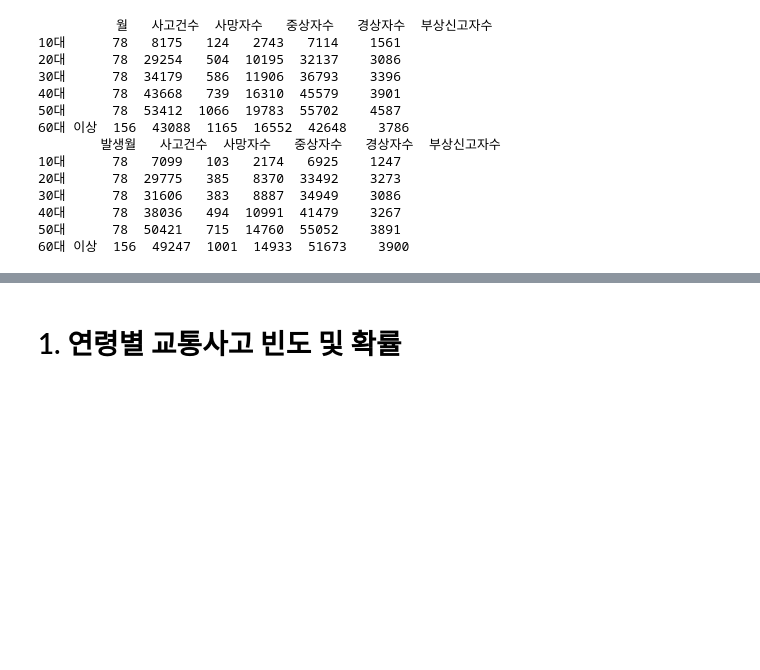
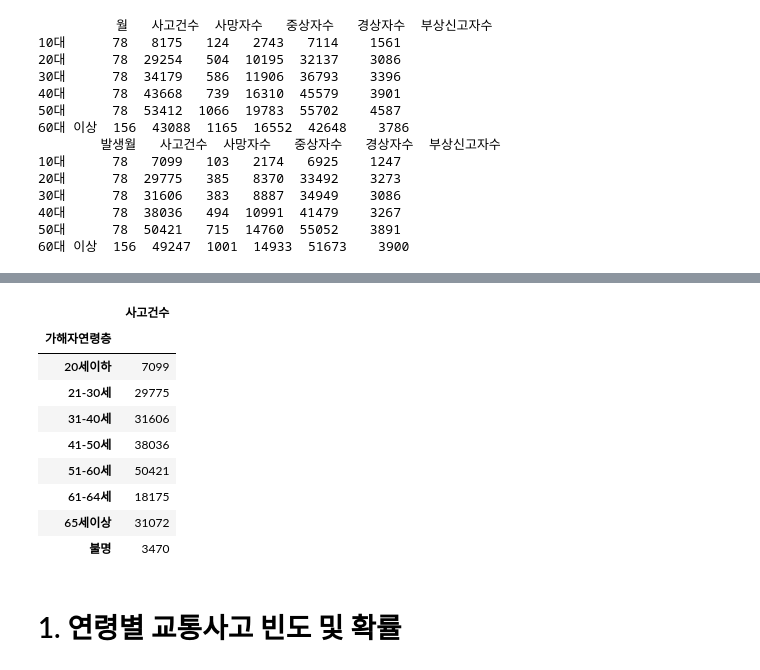
Before and after one commit to janghyunroh/itkorea-data-analysis-project1, a Jupyter notebook: analysis_with_kdata.ipynb, the cells around one changed output, grey strips where cells are left out. Cells and saved outputs as stored; diff of their text form; code cells hidden in the pictures; blank space fills up the shorter version.

```diff
--- a/analysis_with_kdata.ipynb
+++ b/analysis_with_kdata.ipynb
@@ -151,3 +164,17 @@ print(df_accidents_by_age_20)
+# %%
+df_acc_20_vis = df_accidents_by_age_20['사고건수'].to_frame()
+df_acc_20_vis
+# %% [output]
+|  | 사고건수 |
+| 가해자연령층 |  |
+| 20세이하 | 7099 |
+| 21-30세 | 29775 |
+| 31-40세 | 31606 |
+| 41-50세 | 38036 |
+| 51-60세 | 50421 |
+| 61-64세 | 18175 |
+| 65세이상 | 31072 |
+| 불명 | 3470 |
 # %% [markdown]
 # 1. 연령별 교통사고 빈도 및 확률
 # %%
```
Also changed, not shown: parts of 7 cells of this notebook, 4 other files.
